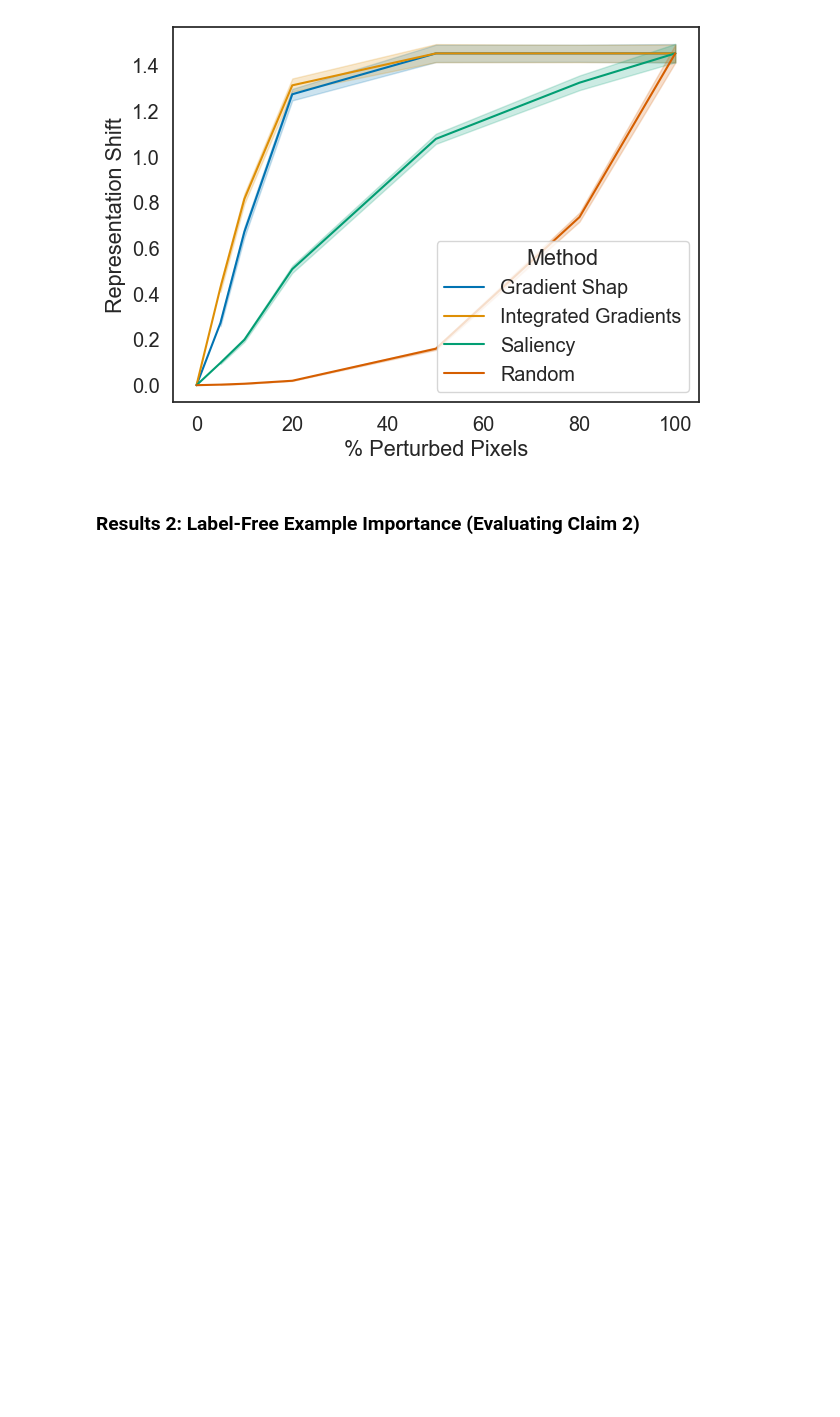
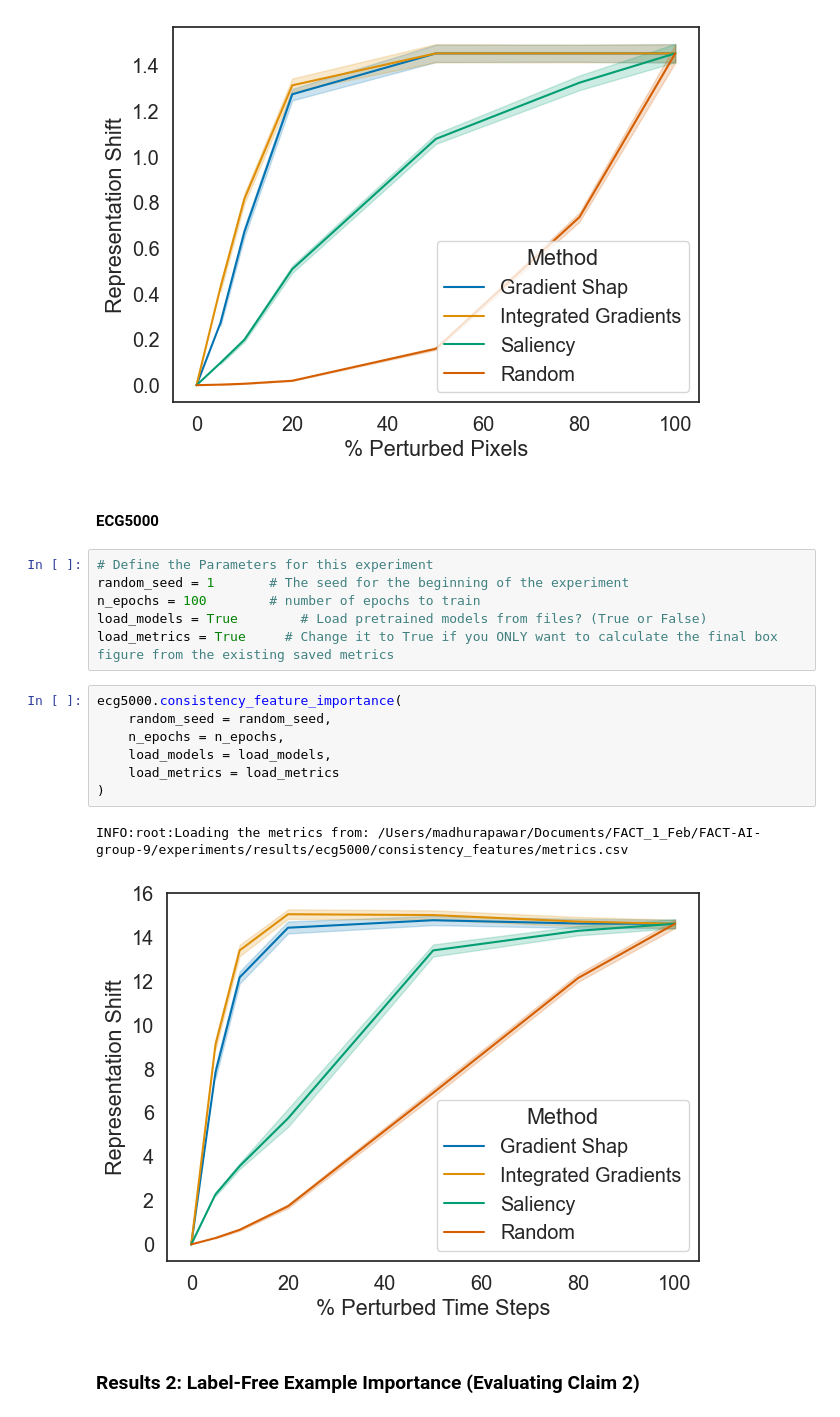
Before and after one commit to vpariza/Re-Label-Free-XAI, a Jupyter notebook: experiments/run_experiments.ipynb, the cells around one changed output. Cells and saved outputs as stored; diff of their text form; blank space fills up the shorter version.

Commit message:
[SUBMISSION CHANGES] Load metrics & Model | ECG5K

```diff
--- a/experiments/run_experiments.ipynb
+++ b/experiments/run_experiments.ipynb
@@ -41,6 +41,24 @@ Load metrics bool True
 Load metrics bool after True
 INFO:root:Loading the metrics from: /Users/madhurapawar/Documents/FACT_1_Feb/FACT-AI-group-9/experiments/results/mnist/consistency_features/metrics.csv
 [figure]
+# %% [markdown]
+#### ECG5000
+# %%
+# Define the Parameters for this experiment
+random_seed = 1       # The seed for the beginning of the experiment
+n_epochs = 100        # number of epochs to train
+load_models = True        # Load pretrained models from files? (True or False)
+load_metrics = True     # Change it to True if you ONLY want to calculate the final box figure from the existing saved metrics
+# %%
+ecg5000.consistency_feature_importance(
+    random_seed = random_seed,
+    n_epochs = n_epochs,
+    load_models = load_models,
+    load_metrics = load_metrics
+)
+# %% [output]
+INFO:root:Loading the metrics from: /Users/madhurapawar/Documents/FACT_1_Feb/FACT-AI-group-9/experiments/results/ecg5000/consistency_features/metrics.csv
+[figure, added]
 # %% [markdown]
 ### Results 2: Label-Free Example Importance (Evaluating Claim 2)
 # %% [markdown]
```
